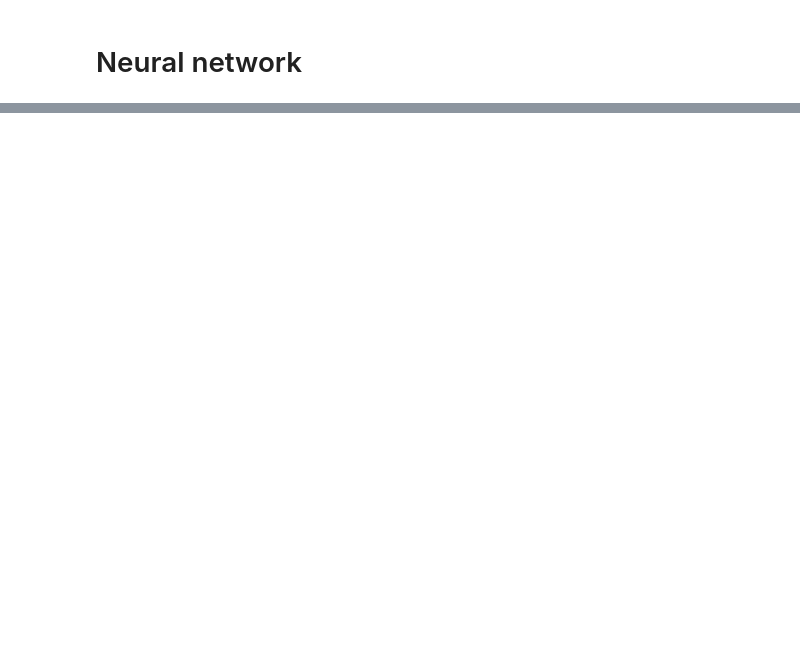
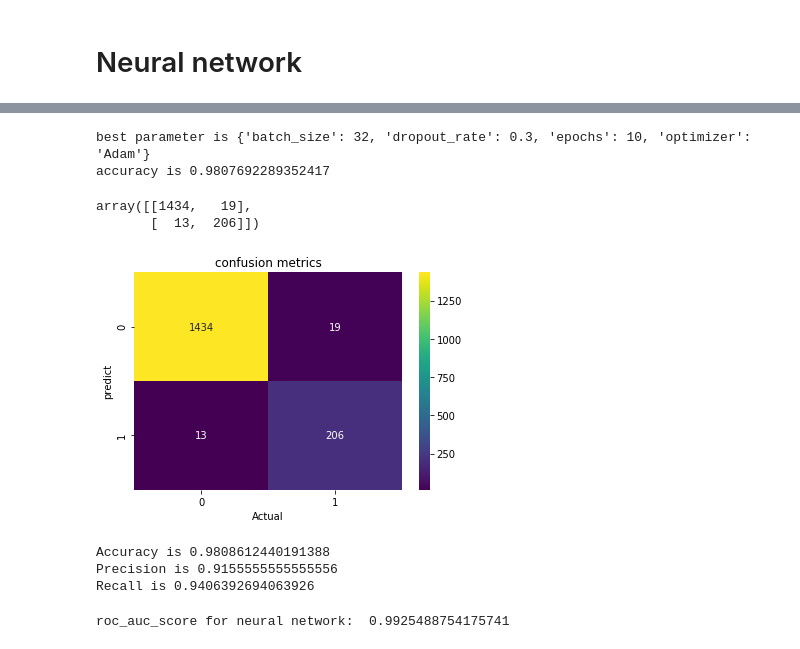
Before and after one commit to atsushii/Football_game_prediction, a Jupyter notebook: spam_classification.ipynb, the cells around one changed output, grey strips where cells are left out. Saved outputs shown, nothing was run; the diff lists cells and outputs as text; code cells hidden in the pictures; blank space fills up the shorter version.

Commit message:
Show all of different type of model

```diff
--- a/spam_classification.ipynb
+++ b/spam_classification.ipynb
@@ -430,11 +469,31 @@ from keras.optimizers import adam, SGD
 # %%
 input_dim = X_train.shape[1]
 
-model = Sequential()
-model.add(Dense(64, activation=tf.nn.relu, input_dim=input_dim))
-model.add(Dropout(dropout_rate))
-model.add(Dense(32, activation=tf.nn.relu))
-model.add(Dense(2, activation=tf.nn.softmax))
+def create_model(optimizer="SGD", dropout_rate=0.1):
 
-# create model
-model.compile(loss="categorical_crossentropy", optimizer=SGD(), metrics=["accuracy"])
+    model = Sequential()
+    model.add(Dense(64, activation=tf.nn.relu, input_dim=input_dim))
+    model.add(Dropout(dropout_rate))
+    model.add(Dense(32, activation=tf.nn.relu))
+    model.add(Dense(1, activation=tf.nn.sigmoid))
+
+    # compile model
+    model.compile(loss="binary_crossentropy", optimizer=optimizer, metrics=["accuracy"])
+
+    return model
+# %%
+model = KerasClassifier(build_fn=create_model, verbose=0)
+
+# parameter
+param = {
+
+    "batch_size": [32, 128],
+    "epochs": [5, 10],
+    "optimizer": ["Adam"],
+    "dropout_rate": [0.2, 0.3]
+
+}
+
+model = GridSearchCV(estimator=model, param_grid=param, cv=5)
+
+model.fit(X_train, y_train)
@@ -440,0 +508,9 @@ model.compile(loss="categorical_crossentropy", optimizer=SGD(), metrics=["accura
+# %%
+print("best parameter is {}".format(model.best_params_))
+print("accuracy is {}".format(model.best_score_))
+# %% [output]
+best parameter is {'batch_size': 32, 'dropout_rate': 0.3, 'epochs': 10, 'optimizer': 'Adam'}
+accuracy is 0.9807692289352417
+# %%
+pred = model.predict(X_test)
+probs = model.predict_proba(X_test)[:, 1]
@@ -440,0 +521,22 @@ model.compile(loss="categorical_crossentropy", optimizer=SGD(), metrics=["accura
+# %%
+cnf_metrics
+# %% [output]
+array([[1434,   19],
+       [  13,  206]])
+# %%
+fig, ax = plt.subplots()
+sns.heatmap(pd.DataFrame(cnf_metrics), annot=True, cmap="viridis", fmt="g")
+plt.title("confusion metrics")
+plt.xlabel("Actual")
+plt.ylabel("predict")
+plt.show()
+# %% [output]
+[figure, added]
+# %%
+print("Accuracy is {}".format(metrics.accuracy_score(y_test, pred)))
+print("Precision is {}".format(metrics.precision_score(y_test, pred)))
+print("Recall is {}".format(metrics.recall_score(y_test, pred)))
+# %% [output]
+Accuracy is 0.9808612440191388
+Precision is 0.9155555555555556
+Recall is 0.9406392694063926
@@ -440,0 +549,4 @@ model.compile(loss="categorical_crossentropy", optimizer=SGD(), metrics=["accura
+# %%
+print('roc_auc_score for neural network: ', nn_acu)
+# %% [output]
+roc_auc_score for neural network:  0.9925488754175741
```
Also changed, not shown: parts of 29 cells of this notebook.
